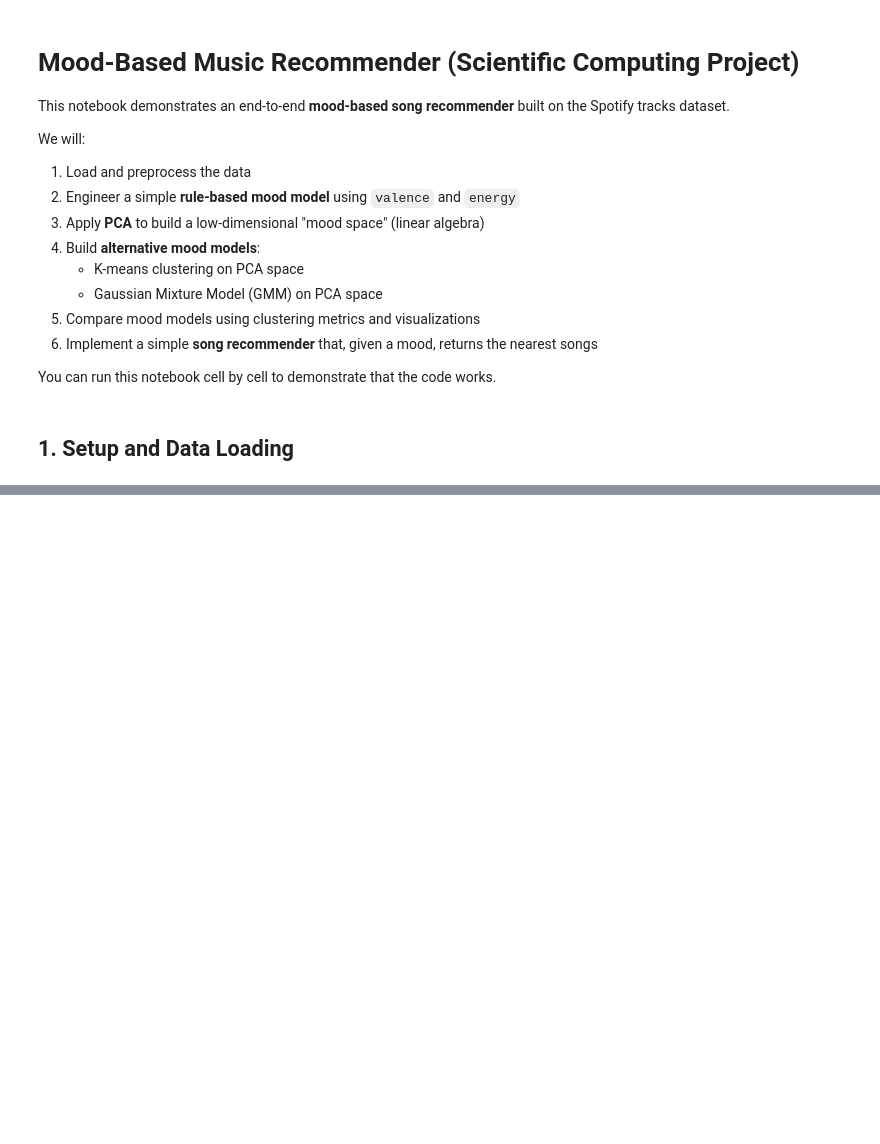
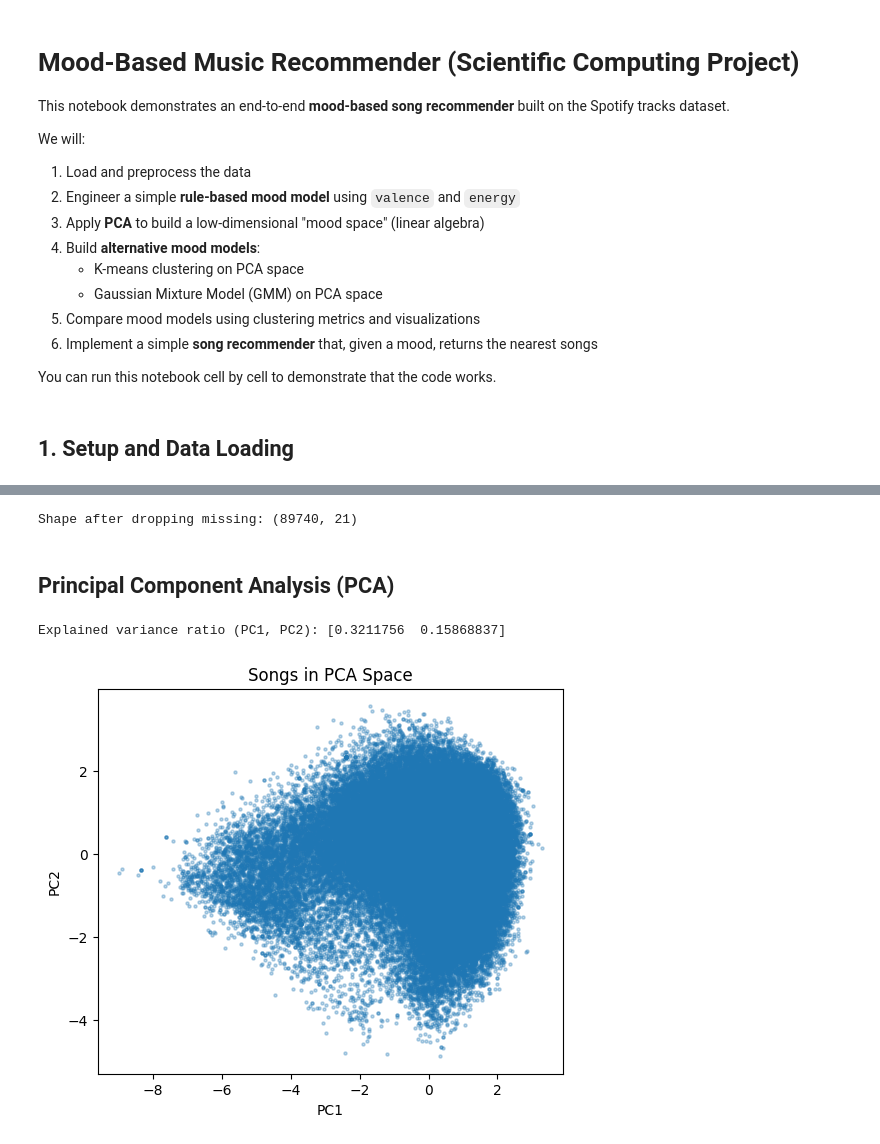
Before and after one commit to era5yl/Scientific-Computing-Project, a Jupyter notebook: mood_music_recommender.ipynb, the cells around one changed output, grey strips where cells are left out. Cells and saved outputs as stored; diff of their text form; code cells hidden in the pictures; blank space fills up the shorter version.

```diff
--- a/mood_music_recommender.ipynb
+++ b/mood_music_recommender.ipynb
@@ -258,0 +46,67 @@ You can now tweak thresholds, the number of clusters, or add more sophisticated
+# %%
+# --- Cell 2: Basic cleaning ---
+
+# Drop exact duplicate rows (if any)
+df = df.drop_duplicates(subset=["track_id"])
+
+# Make sure important columns exist
+required_cols = [
+    "track_id", "track_name", "artists", "track_genre",
+    "popularity", "danceability", "energy", "valence",
+    "tempo", "loudness", "acousticness", "instrumentalness",
+    "liveness", "speechiness"
+]
+
+missing = [c for c in required_cols if c not in df.columns]
+if missing:
+    raise ValueError(f"Missing columns in dataset: {missing}")
+
+# Drop rows with missing values in the features we’ll use
+df = df.dropna(subset=required_cols)
+print("Shape after dropping missing:", df.shape)
+# %% [output]
+Shape after dropping missing: (89740, 21)
+# %% [markdown]
+## Principal Component Analysis (PCA)
+# %%
+
+
+import numpy as np
+import pandas as pd
+
+from sklearn.preprocessing import StandardScaler
+from sklearn.decomposition import PCA
+from sklearn.mixture import GaussianMixture
+
+audio_features = [
+    "danceability", "energy", "valence", "tempo", "loudness",
+    "acousticness", "instrumentalness", "liveness", "speechiness"
+]
+
+X = df[audio_features].values
+
+# Standardize features
+scaler = StandardScaler()
+X_scaled = scaler.fit_transform(X)
+
+# PCA to 2 components
+pca = PCA(n_components=2, random_state=42)
+X_pca = pca.fit_transform(X_scaled)
+
+df["pc1"] = X_pca[:, 0]
+df["pc2"] = X_pca[:, 1]
+
+print("Explained variance ratio (PC1, PC2):", pca.explained_variance_ratio_)
+# %% [output]
+Explained variance ratio (PC1, PC2): [0.3211756  0.15868837]
+# %%
+
+
+plt.figure(figsize=(6, 5))
+plt.scatter(df["pc1"], df["pc2"], s=5, alpha=0.3)
+plt.xlabel("PC1")
+plt.ylabel("PC2")
+plt.title("Songs in PCA Space")
+plt.show()
+# %% [output]
+[figure, added]
```
Also changed, not shown: parts of 55 cells of this notebook.
